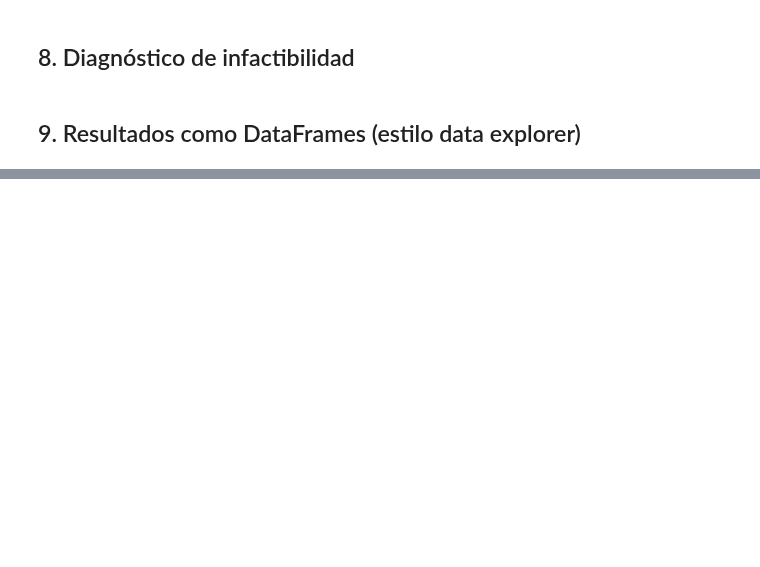
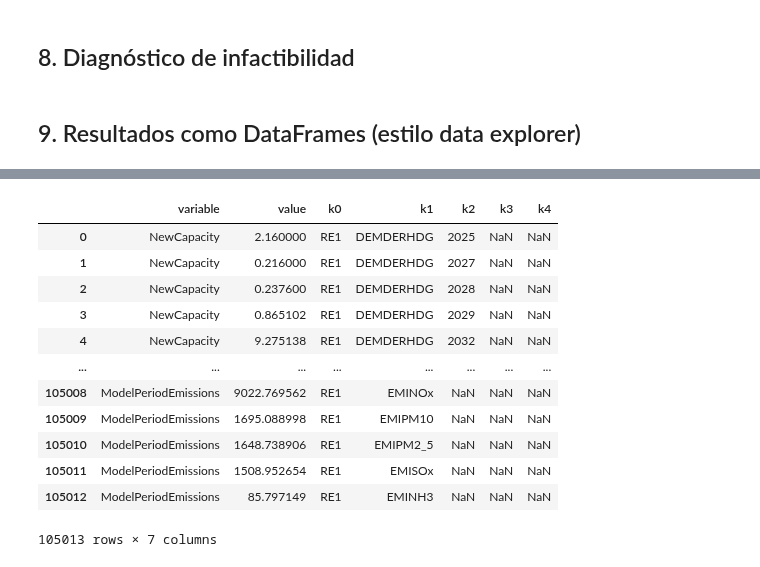
Before and after one commit to UPME-SubDemanda/Osemosys_UPME, a Jupyter notebook: backend/app/simulation/run_notebook_clean_v2.ipynb, the cells around one changed output, grey strips where cells are left out. Cells and saved outputs as stored; diff of their text form; code cells hidden in the pictures; blank space fills up the shorter version.

```diff
--- a/backend/app/simulation/run_notebook_clean_v2.ipynb
+++ b/backend/app/simulation/run_notebook_clean_v2.ipynb
@@ -23,16 +23,13 @@ El flujo:
 import os
 from pathlib import Path
 
-EXCEL_PATH: Path | None = Path("/Users/davidbedoya0/Downloads/29_04_26_SAND_INTEGRADO_CN_V2 _RM__Parameters_SAND.xlsx")
+
+# Configuración de fuentes y destinos
+EXCEL_PATH: Path | None = Path("/Users/davidbedoya0/Downloads/29_04_26_SAND_INTEGRADO_CN_V2_Parameters_SAND.xlsx")# Cambiar a None para activar modo CSV o agregar ruta de otro Excel
 CSV_DIR_IN: Path | None = None
 CSV_DIR_OUT: Path = Path.cwd() / "tmp_osemosys_v2"
-
-GUROBI_LIC_FILE: Path | None = Path("/Users/davidbedoya0/Documents/UPME/Demanda/Repositorio/OSEMOSYS_FINAL_2/Osemosys_UPME/secrets/gurobi.lic")
-if GUROBI_LIC_FILE is not None and GUROBI_LIC_FILE.is_file():
-    os.environ["GRB_LICENSE_FILE"] = str(GUROBI_LIC_FILE)
 
 assert (EXCEL_PATH is None) ^ (CSV_DIR_IN is None), "Activa solo una fuente"
 print("EXCEL_PATH :", EXCEL_PATH)
 print("CSV_DIR_IN :", CSV_DIR_IN)
 print("CSV_DIR_OUT:", CSV_DIR_OUT)
-print("GRB_LICENSE:", os.environ.get("GRB_LICENSE_FILE", "(no set)"))
@@ -221,6 +225,9 @@ if EXCEL_PATH is not None:
     if CSV_DIR_OUT.exists(): shutil.rmtree(CSV_DIR_OUT)
     CSV_DIR_OUT.mkdir(parents=True, exist_ok=True)
     path_csv = str(CSV_DIR_OUT) + os.sep
+    # div controla el submuestreo de timeslices:
+    #   div=1 (default): preserva todos los TS del SAND
+    #   div=N: toma 1 de cada N (p.ej. 96 reproduce el colapso histórico a 1 TS)
     div = 1
     t0 = time.perf_counter()
     df = pd.read_excel(EXCEL_PATH, sheet_name="Parameters")
@@ -228,9 +235,9 @@ if EXCEL_PATH is not None:
         df[col] = df[col].str.strip()
     print(f"Excel leido: {df['Parameter'].nunique()} parametros")
 
-    SAND_SETS_to_CSV(df, path_csv, 96 / div)
+    SAND_SETS_to_CSV(df, path_csv, div)
     for p in df["Parameter"].dropna().unique():
-        SAND_to_CSV(df, p, path_csv, 96 / div)
+        SAND_to_CSV(df, p, path_csv, div)
     filter_params_by_sets(path_csv, df)
     completar_Matrix_Act_Ratio(path_csv, "InputActivityRatio.csv")
     completar_Matrix_Act_Ratio(path_csv, "OutputActivityRatio.csv")
@@ -2325,7 +2354,7 @@ def _dispose_gurobi():
     gc.collect()
 
 
-SOLVERS_PRIORITY = ["gurobi", "appsi_highs", "glpk"]
+SOLVERS_PRIORITY = ["highs", "glpk"]
 obj_val = None; results = None; solver_name_used = None; t_solve = None
 
 for sname in SOLVERS_PRIORITY:
@@ -2439,0 +2454,16 @@ else:
+# %%
+df_long
+# %% [output]
+|  | variable | value | k0 | k1 | k2 | k3 | k4 |
+| 0 | NewCapacity | 2.160000 | RE1 | DEMDERHDG | 2025 | NaN | NaN |
+| 1 | NewCapacity | 0.216000 | RE1 | DEMDERHDG | 2027 | NaN | NaN |
+| 2 | NewCapacity | 0.237600 | RE1 | DEMDERHDG | 2028 | NaN | NaN |
+| 3 | NewCapacity | 0.865102 | RE1 | DEMDERHDG | 2029 | NaN | NaN |
+| 4 | NewCapacity | 9.275138 | RE1 | DEMDERHDG | 2032 | NaN | NaN |
+| ... | ... | ... | ... | ... | ... | ... | ... |
+| 105008 | ModelPeriodEmissions | 9022.769562 | RE1 | EMINOx | NaN | NaN | NaN |
+| 105009 | ModelPeriodEmissions | 1695.088998 | RE1 | EMIPM10 | NaN | NaN | NaN |
+| 105010 | ModelPeriodEmissions | 1648.738906 | RE1 | EMIPM2_5 | NaN | NaN | NaN |
+| 105011 | ModelPeriodEmissions | 1508.952654 | RE1 | EMISOx | NaN | NaN | NaN |
+| 105012 | ModelPeriodEmissions | 85.797149 | RE1 | EMINH3 | NaN | NaN | NaN |
+105013 rows × 7 columns
```
Also changed, not shown: parts of 12 cells of this notebook, 5 other files.
